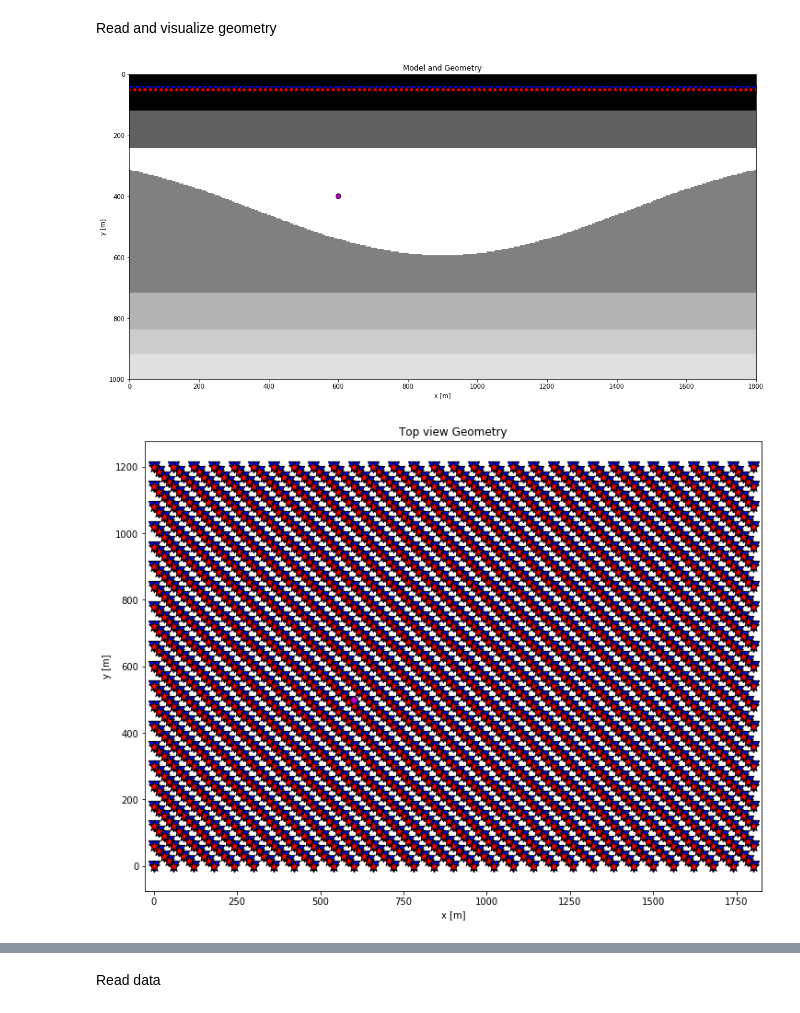
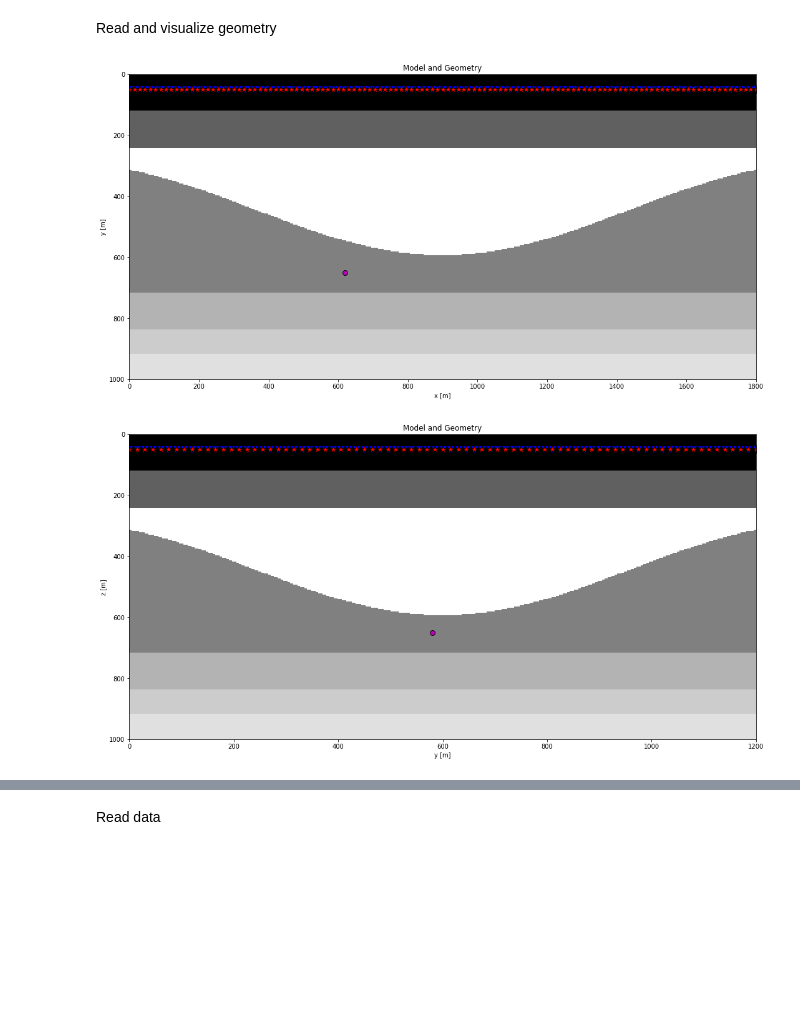
Before and after one commit to PyLops/pylops_notebooks, a Jupyter notebook: developement-distributed/Marchenko3D.ipynb, the cells around one changed output, grey strips where cells are left out. Saved outputs shown, nothing was run; the diff lists cells and outputs as text; code cells hidden in the pictures; blank space fills up the shorter version.

Commit message:
Finalized Marchenko3D distributed

```diff
--- a/developement-distributed/Marchenko3D.ipynb
+++ b/developement-distributed/Marchenko3D.ipynb
@@ -56,7 +58,7 @@ client
 # %% [markdown]
 Input parameters
 # %%
-inputfile_aux = '../data/marchenko/3DMarchenko_auxiliary.npz'
+inputfile_aux = '../data/marchenko/3DMarchenko_auxiliary_2.npz'
 inputfile_data = '../data/marchenko/3DMarchenko_data_samesrcrec.npz'
 zarrfile = os.environ["STORE_PATH"]+'Marchenko3D/input3D.zarr'
 
@@ -65,8 +67,8 @@ toff = 0.045        # direct arrival time shift
 nsmooth = 10        # time window smoothing
 nfmax = 500         # max frequency for MDC (#samples)
 nstaper = 11        # source/receiver taper lenght
-n_iter = 15         # iterations
-darea = 1800        # areal extent for spatial integration
+n_iter = 10         # iterations
+darea = 900         # areal extent for spatial integration
 
 jr = 1              # subsampling in r
 js = 1              # subsampling in s
@@ -82,35 +84,44 @@ Read and visualize geometry
 r = inputdata_aux['recs'][::4][::jr].T
 nr = r.shape[1]
 dr = r[0,1]-r[0,0]
 
 # Sources
 s = inputdata_aux['srcs'][::4][::jr].T
 ns = s.shape[1]
 ds = s[0,1]-s[0,0]
 
 # Virtual points
-vs = inputdata_aux['vs']
+vs = inputdata_aux['vs'] # saved wrong!
 
 # Density model
 rho = inputdata_aux['rho']
 z, x, y = inputdata_aux['z'], inputdata_aux['x'], inputdata_aux['y']
 
 plt.figure(figsize=(18,9))
-plt.imshow(rho[len(y)//2].T, cmap='gray', extent = (x[0], x[-1], z[-1], z[0]))
+plt.imshow(rho[np.argmin(np.abs(x-vs[1]))].T, cmap='gray', extent = (x[0], x[-1], z[-1], z[0]))
 plt.scatter(r[0, ::10],  r[2, ::10], marker='v', s=150, c='b', edgecolors='k')
 plt.scatter(s[0, 5::10], s[2, 5::10], marker='*', s=150, c='r', edgecolors='k')
 plt.scatter(vs[0], vs[2], marker='.', s=250, c='m', edgecolors='k')
 plt.axis('tight')
 plt.xlabel('x [m]'),plt.ylabel('y [m]'),plt.title('Model and Geometry')
 plt.xlim(x[0], x[-1]);
 
+plt.figure(figsize=(18,9))
+plt.imshow(rho[np.argmin(np.abs(y-vs[0]))].T, cmap='gray', extent = (y[0], y[-1], z[-1], z[0]))
+plt.scatter(r[1, ::10],  r[2, ::10], marker='v', s=150, c='b', edgecolors='k')
+plt.scatter(s[1, 5::10], s[2, 5::10], marker='*', s=150, c='r', edgecolors='k')
+plt.scatter(vs[1], vs[2], marker='.', s=250, c='m', edgecolors='k')
+plt.axis('tight')
+plt.xlabel('y [m]'),plt.ylabel('z [m]'),plt.title('Model and Geometry')
+plt.xlim(y[0], y[-1]);
+
 plt.figure(figsize=(12,9))
 plt.scatter(r[0],  r[1], marker='v', s=150, c='b', edgecolors='k')
 plt.scatter(s[0], s[1], marker='*', s=150, c='r', edgecolors='k')
-plt.scatter(vs[0], vs[1], marker='.', s=250, c='m', edgecolors='k')
+plt.scatter(vs[0], vs[1], marker='.', s=500, c='m', edgecolors='k')
 plt.axis('equal')
 plt.xlabel('x [m]'),plt.ylabel('y [m]'),plt.title('Top view Geometry')
 plt.xlim(x[0], x[-1]);
 # %% [output]
-[figure, old version]
+[figure, new version]
-[figure, old version]
+[figure, new version]
```
Also changed, not shown: parts of 12 cells of this notebook.
